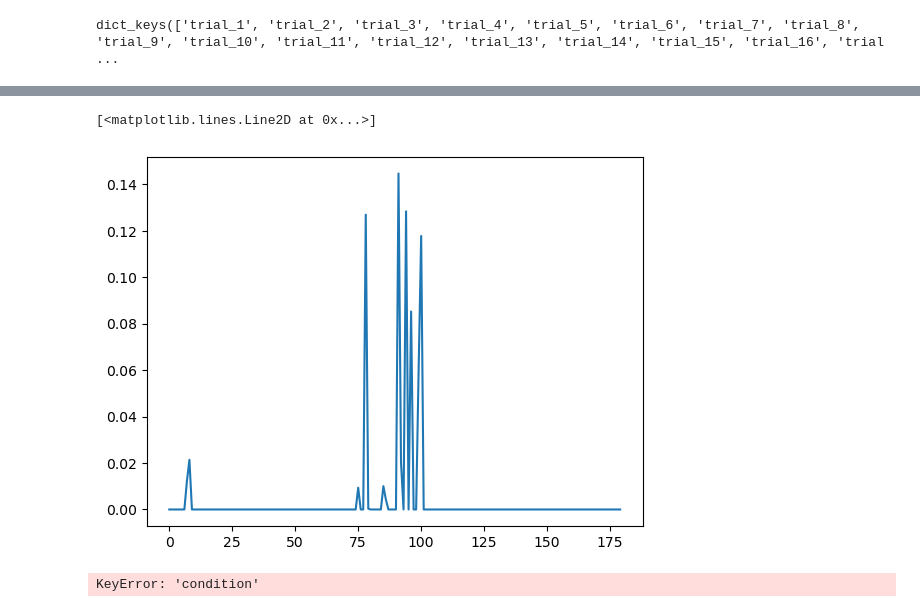
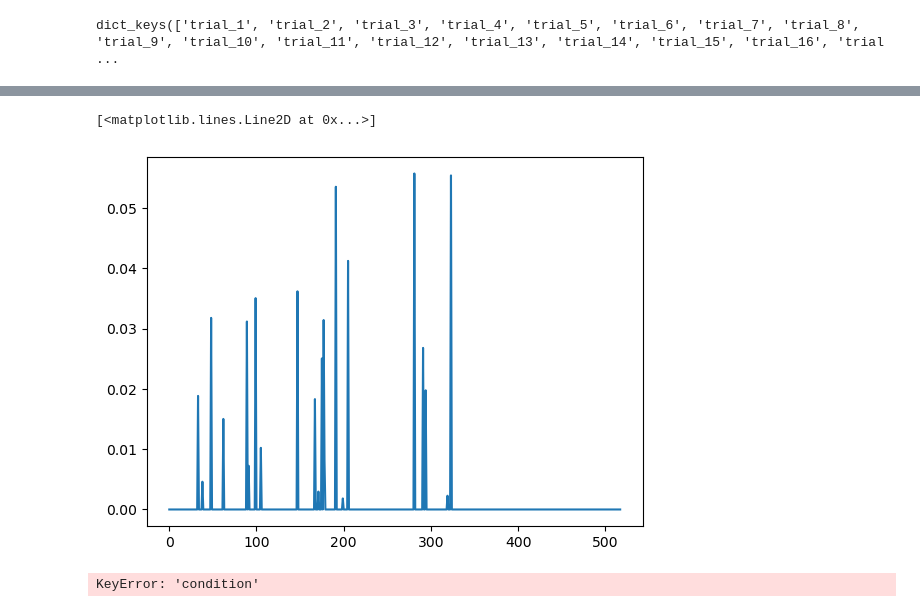
Before and after one commit to RunyanLab/Runyan_lab_data_alignment_python, a Jupyter notebook: deconv_alignment_processing.ipynb, the cells around one changed output, grey strips where cells are left out. Drawn from its saved outputs; the diff is of its cells as text; code cells hidden in the pictures.

```diff
--- a/deconv_alignment_processing.ipynb
+++ b/deconv_alignment_processing.ipynb
@@ -41,5 +46,5 @@ server = 'Akhil Data'
 F_file = 'Fall'
 variables_to_load = ['F', 'Fneu', 'iscell']
 # %%
-dff, z_dff = deconv.pydff(mouseID,date,server, 225, F_file, variables_to_load, 'AB')
+dff, z_dff = deconv.pydff(mouseID,date,server, 225, F_file, variables_to_load, 'JM')
 # %% [output]
@@ -74,21 +85,24 @@ def create_info_dict(mouseID, date):
     """
     # Convert YYYY-MM-DD to YYMMDD for virmen path
     short_date = date[2:].replace('-', '')  # Takes '2024-10-29' -> '241029'
+    short_mouse = mouseID[:2]
+    short_mouse = short_mouse + mouseID[3]
 
     info = {
         "mousename": mouseID,
         "mouse": mouseID,
         "date": date,
-        "server": "/Volumes/Akhil Data",
-        "experimenter_name": "Akhil",
-        "sync_base_path": f"/Volumes/Akhil Data/Akhil/RawData/{mouseID}/wavesurfer/{date}/",
-        "virmen_base": f"/Volumes/Akhil Data/Akhil/RawData/{mouseID}/virmen/AB{mouseID}_{short_date}",
-        "imaging_base_path": f"/Volumes/Akhil Data/Akhil/RawData/{mouseID}/{date}/",
-        "save_path": f"/Volumes/Akhil Data/Akhil/ProcessedData/{mouseID}/{date}/VR/",
-        "processed_path": f"/Volumes/Akhil Data/Akhil/ProcessedData/{mouseID}/{date}/spikes/",
+        "server": full_server,
+        "experimenter_name": {experimenter},
+        #"sync_base_path": f"\{full_server}\{experimenter}\RawData\{mouseID}\{sync_type}\{date}",
+        "sync_base_path": f"{full_server}\{experimenter}\{sync_type}\{mouseID}\{date}",
+        "virmen_base": f"{full_server}\{experimenter}\RawData\{mouseID}\\virmen\{initials}{short_mouse}_{short_date}",
+        "imaging_base_path": f"{full_server}\{experimenter}\RawData\{mouseID}\{date}\TSeries",
+        "save_path": f"{full_server}\{experimenter}\ProcessedData\{mouseID}\{date}",
+        "processed_path": f"{full_server}\{experimenter}\ProcessedData\{mouseID}\{date}\spikes",
         "is_stim_dataset": 1,
         "galvo_channel": 7,
-        "virmen_channel": 6,
+        "virmen_channel": 5,
         "vr_sync_string": "sync_"
     }
     return info
@@ -186 +277,12 @@ hdf5storage.savemat('imaging_py.mat', {'imaging': imaging}, format='7.3', oned_a
+# %%
+processed_activity = {
+    'deconv' : deconv,
+    'dff' : dff
+}
+hdf5storage.savemat('activity_py.mat',processed_activity, format='7.3', oned_as='column')
+# Save the list of imaged trials
+
+save_path = info['save_path']
+with open(f'{save_path}/processed_activity_py.pkl', 'wb') as f:
+    pickle.dump(processed_activity, f)
 # %%
@@ -257,9 +355,10 @@ save_imaging_data(imaging, path)
 # %% [markdown]
 # Data Processing (post alignment)
 # %%
-mouseID = 'IS-3-1R'
-date = '2024-10-29'
-path = '/Volumes/Akhil Data/Akhil/ProcessedData/{}/{}/'.format(mouseID, date)
+mouseID = 'IG-6-1L'
+date = '2024-10-01'
+#path = '/Volumes/Akhil Data/Akhil/ProcessedData/{}/{}/'.format(mouseID, date)
+path = os.path.join(full_server, experimenter, 'ProcessedData', mouseID,date)
 #data_dict, imaged_trials = processing.convert_imaging_mat_to_dict(path,'imaging')
 # %%
 def load_imaging_data(load_path):
@@ -298,8 +397,8 @@ dict_keys(['start_it', 'end_it', 'iti_start_it', 'iti_end_it', 'virmen_trial_inf
 # %%
-plt.plot(data_dict['trial_10']['deconv'][0])
+plt.plot(data_dict['trial_50']['deconv'][0])
 # %% [output]
 [<matplotlib.lines.Line2D at 0x...>]
-[figure, old version]
+[figure, new version]
 # %%
 #neural_data = processing.neural_data_extraction(data_dict)
 # %%
```
Also changed, not shown: parts of 20 cells of this notebook, 12 other files.
